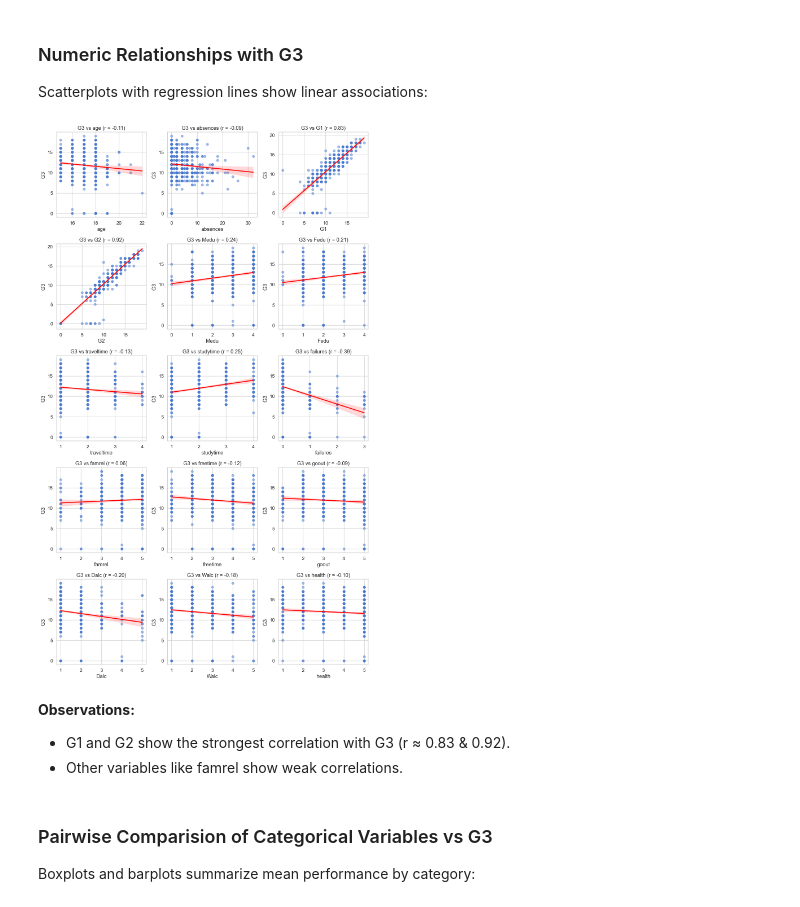
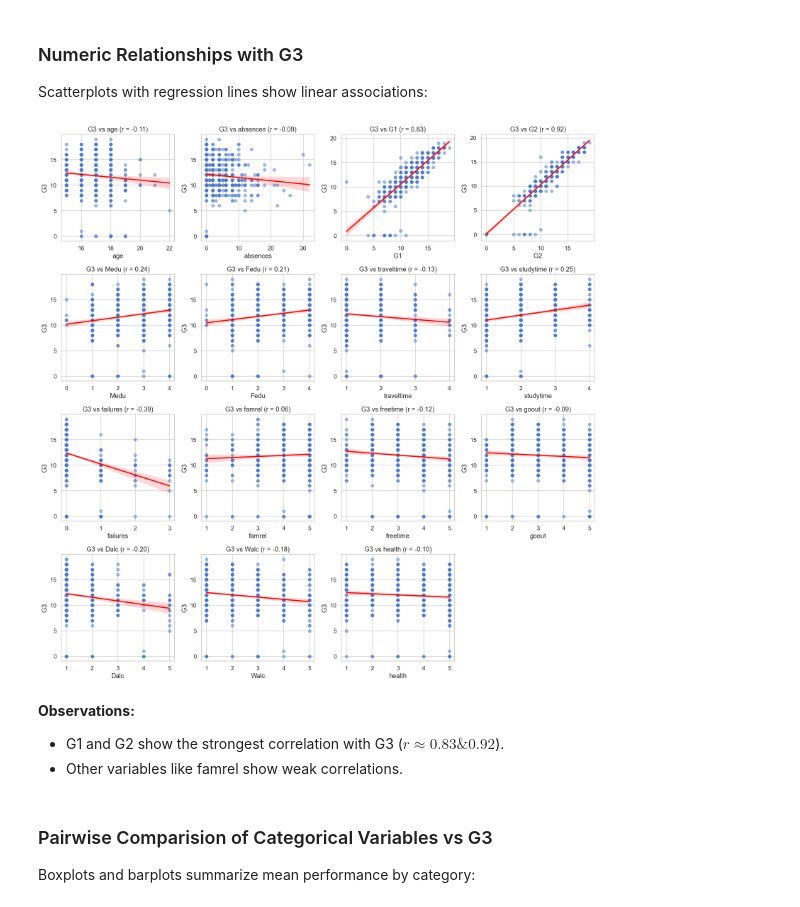
Before and after one commit to seanmcgowanx/aai-500-final-project-team-5, a Jupyter notebook: notebooks/main.ipynb, the cells around one changed output. Saved outputs shown, nothing was run; the diff lists cells and outputs as text; code cells hidden in the pictures.

```diff
--- a/notebooks/main.ipynb
+++ b/notebooks/main.ipynb
@@ -166,7 +166,7 @@ def make_title(var):
 
 # Plot setup
 n_vars = len(cat_vars)
-n_cols = 3
+n_cols = 4
 n_rows = int(np.ceil(n_vars / n_cols))
 fig, axes = plt.subplots(n_rows, n_cols, figsize=(n_cols*4, n_rows*4))
 axes = axes.flatten()
@@ -198,7 +198,7 @@ We check distributions and skewness for continuous variables:
 sns.set_theme(style="whitegrid", palette="muted", font_scale=1.1)
 
 # Plot distributions and boxplots for continuous variables
-fig, axes = plt.subplots(len(cont_vars), 2, figsize=(10, 15))
+fig, axes = plt.subplots(len(cont_vars), 2, figsize=(8, 12))
 for i, var in enumerate(cont_vars):
     kde_flag = False if var == 'age' else True  # No KDE for age due to discrete nature
 
@@ -237,40 +237,40 @@ numeric_vars = [var for var in numeric_vars if var != 'G3']
 
 # Determine grid size
 n_vars = len(numeric_vars)
-n_cols = 3
+n_cols = 4
 n_rows = int(np.ceil(n_vars / n_cols))
 
 fig, axes = plt.subplots(n_rows, n_cols, figsize=(n_cols*4, n_rows*4))
 axes = axes.flatten()
 
 # Loop through variables and plot scatter + regression vs G3
 for i, col in enumerate(numeric_vars):
     # Calculate correlation coefficient
     r = df[col].corr(df['G3'])
 
     sns.regplot(
         x=col,
         y='G3',
         data=df,
         scatter_kws={'alpha':0.5},
         line_kws={'color':'red'},
         ax=axes[i]
     )
     axes[i].set_title(f"G3 vs {col} (r = {r:.2f})")
 
 # Remove any unused axes
 for j in range(i+1, len(axes)):
     fig.delaxes(axes[j])
 
 plt.tight_layout()
 fig.savefig("../visualizations/scatter_regression_g3.png", dpi=300, bbox_inches='tight')
 plt.show()
 # %% [output]
-[figure, old version]
+[figure, new version]
 # %% [markdown]
 **Observations:**
 
-- G1 and G2 show the strongest correlation with G3 (r ≈ 0.83 & 0.92).
+- G1 and G2 show the strongest correlation with G3 ($r \approx 0.83 \& 0.92$).
 - Other variables like famrel show weak correlations.
 # %% [markdown]
 ### Pairwise Comparision of Categorical Variables vs G3
```
Also changed, not shown: parts of 5 cells of this notebook, 49 other files.
